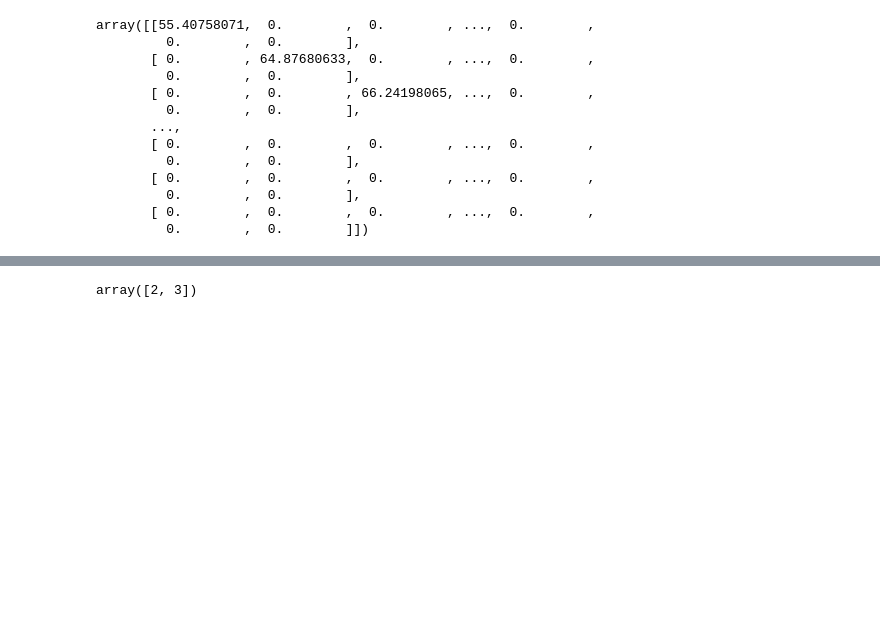
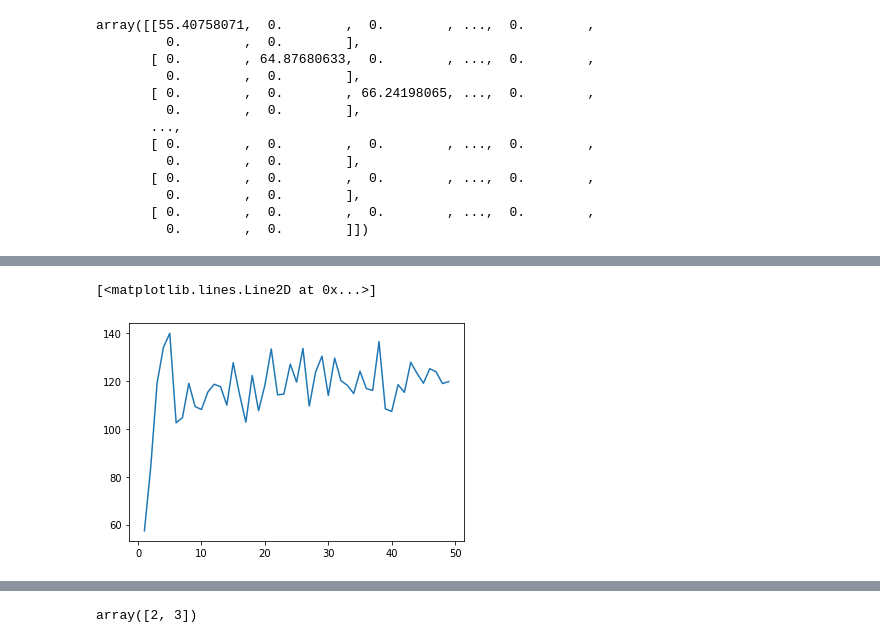
Before and after one commit to Mittra19/K-SVD, a Jupyter notebook: Dictionary_Learning.ipynb, the cells around one changed output, grey strips where cells are left out. Cells and saved outputs as stored; diff of their text form; code cells hidden in the pictures; blank space fills up the shorter version.

```diff
--- a/Dictionary_Learning.ipynb
+++ b/Dictionary_Learning.ipynb
@@ -281,5 +273,7 @@ A = normalize(A, axis=0, norm='l2') #Normalise the columns of the matrix
 # %%
 #Sparse Coding Stage
-n_nonzero_coefs = 4
-omp = OrthogonalMatchingPursuit(n_nonzero_coefs=n_nonzero_coefs, fit_intercept=False, normalize=False)
-omp.fit(A, digits.data.T)
+def sparse_encode(A, Y, n_nonzero_coefs , fit_intercept, normalize):
+  omp = OrthogonalMatchingPursuit(n_nonzero_coefs=n_nonzero_coefs, fit_intercept= fit_intercept, normalize= normalize)
+  omp.fit(A, Y)
+  coef = omp.coef_
+  return coef
@@ -361,0 +372,5 @@ array([[ 0.        ,  0.        ,  0.        , ...,  0.        ,
+# %%
+plt.plot([i for i in range(1,50)], error)
+# %% [output]
+[<matplotlib.lines.Line2D at 0x...>]
+[figure, added]
```
Also changed, not shown: parts of 13 cells of this notebook.
